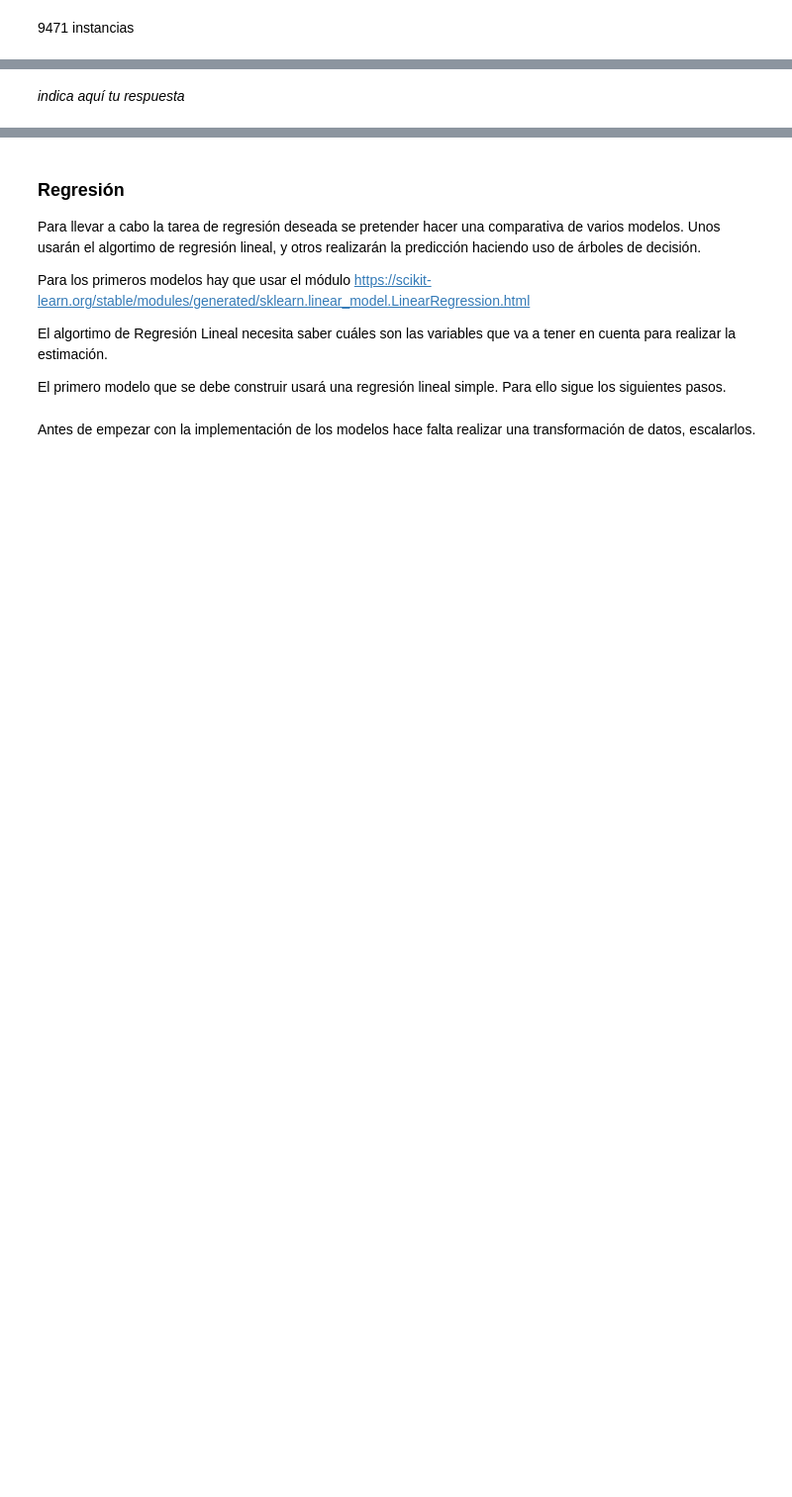
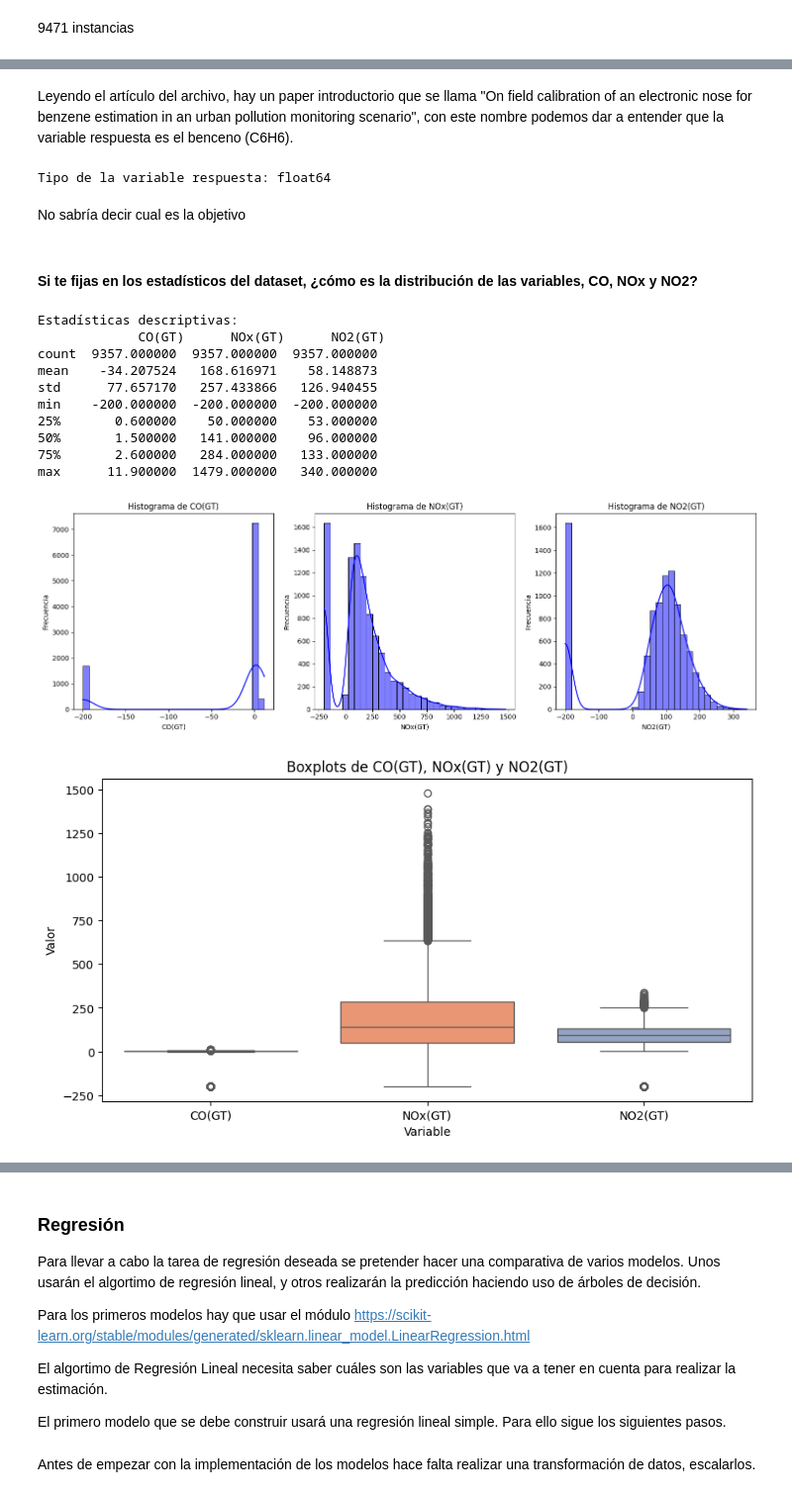
Before and after one commit to cabamarcos/AirQualityPrediction, a Jupyter notebook: Laboratorio_Actividad_1.ipynb, the cells around one changed output, grey strips where cells are left out. Shown at 99% size. Cells and saved outputs as stored; diff of their text form; code cells hidden in the pictures; blank space fills up the shorter version.

```diff
--- a/Laboratorio_Actividad_1.ipynb
+++ b/Laboratorio_Actividad_1.ipynb
@@ -142,4 +162,11 @@ Sí, se puede ver en el print
+# %% [markdown]
+Leyendo el artículo del archivo, hay un paper introductorio que se llama "On field calibration of an electronic nose for benzene estimation in an urban pollution monitoring scenario", con este nombre podemos dar a entender que la variable respuesta es el benceno (C6H6).
 # %%
-## ¿cuál es la variable respuesta?¿de qué tipo es?
+#ver el tipo de la variable respuesta
+
+t_type = df['C6H6(GT)'].dtype
+print("\nTipo de la variable respuesta:", t_type)
+# %% [output]
+Tipo de la variable respuesta: float64
 # %% [markdown]
-_indica aquí tu respuesta_
+No sabría decir cual es la objetivo
@@ -148 +173,40 @@ _indica aquí tu respuesta_
+# %% [markdown]
+#### Si te fijas en los estadísticos del dataset, ¿cómo es la distribución de las variables, CO, NOx y NO2?
+# %%
+# Estadísticas descriptivas
+variables_interes = ['CO(GT)', 'NOx(GT)', 'NO2(GT)']
+stats = df[variables_interes].describe()
+print("Estadísticas descriptivas:\n", stats)
+
+# Crear histogramas
+plt.figure(figsize=(15, 5))
+for i, var in enumerate(variables_interes):
+    plt.subplot(1, 3, i + 1)
+    sns.histplot(df[var], kde=True, bins=30, color='blue')
+    plt.title(f'Histograma de {var}')
+    plt.xlabel(var)
+    plt.ylabel('Frecuencia')
+plt.tight_layout()
+plt.show()
+
+# Crear diagramas de caja (boxplots)
+plt.figure(figsize=(10, 5))
+sns.boxplot(data=df[variables_interes], palette='Set2')
+plt.title('Boxplots de CO(GT), NOx(GT) y NO2(GT)')
+plt.xlabel('Variable')
+plt.ylabel('Valor')
+plt.show()
+# %% [output]
+Estadísticas descriptivas:
+             CO(GT)      NOx(GT)      NO2(GT)
+count  9357.000000  9357.000000  9357.000000
+mean    -34.207524   168.616971    58.148873
+std      77.657170   257.433866   126.940455
+min    -200.000000  -200.000000  -200.000000
+25%       0.600000    50.000000    53.000000
+50%       1.500000   141.000000    96.000000
+75%       2.600000   284.000000   133.000000
+max      11.900000  1479.000000   340.000000
+[figure, added]
+[figure, added]
 # %% [markdown]
```
Also changed, not shown: parts of 32 cells of this notebook.
